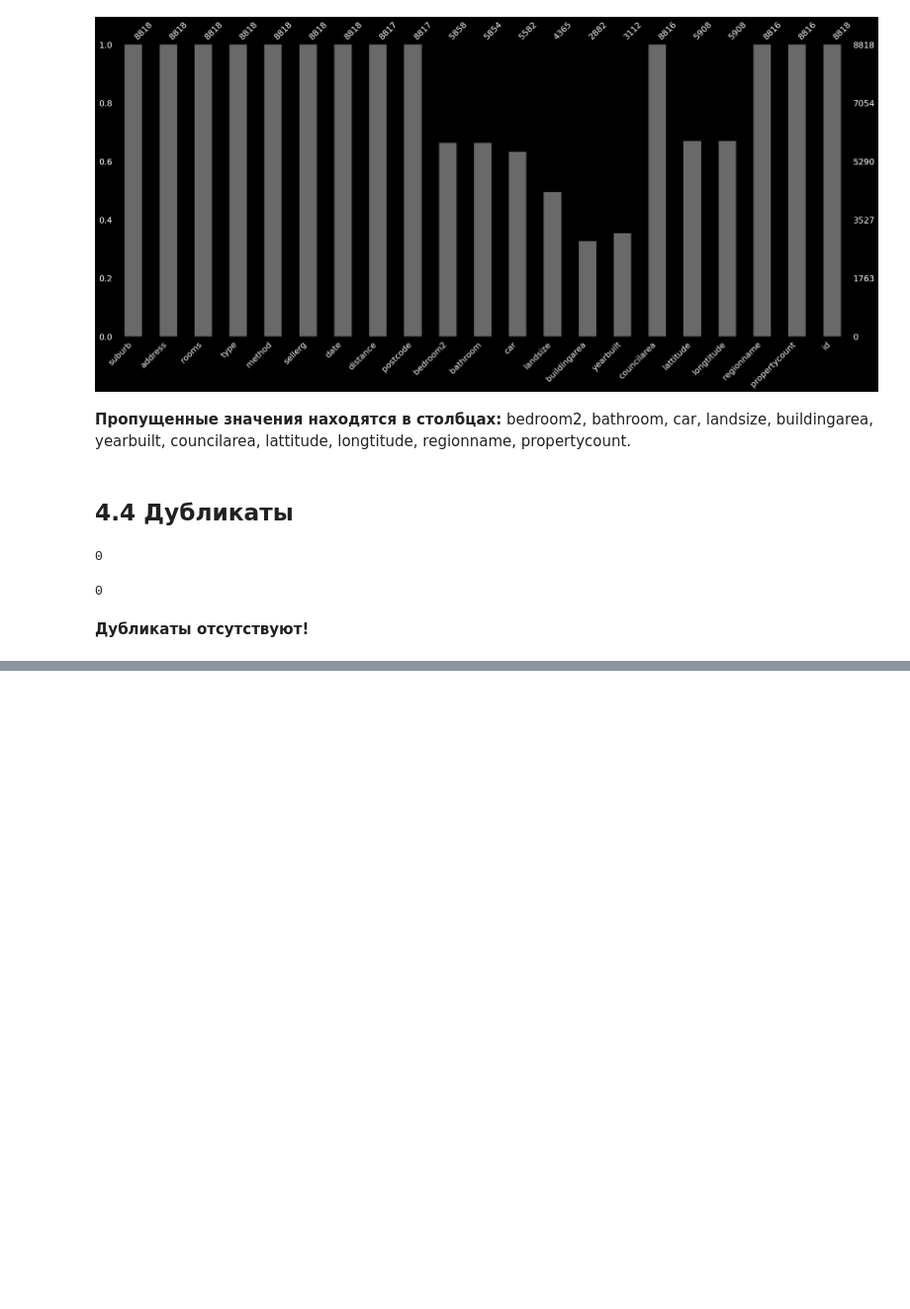
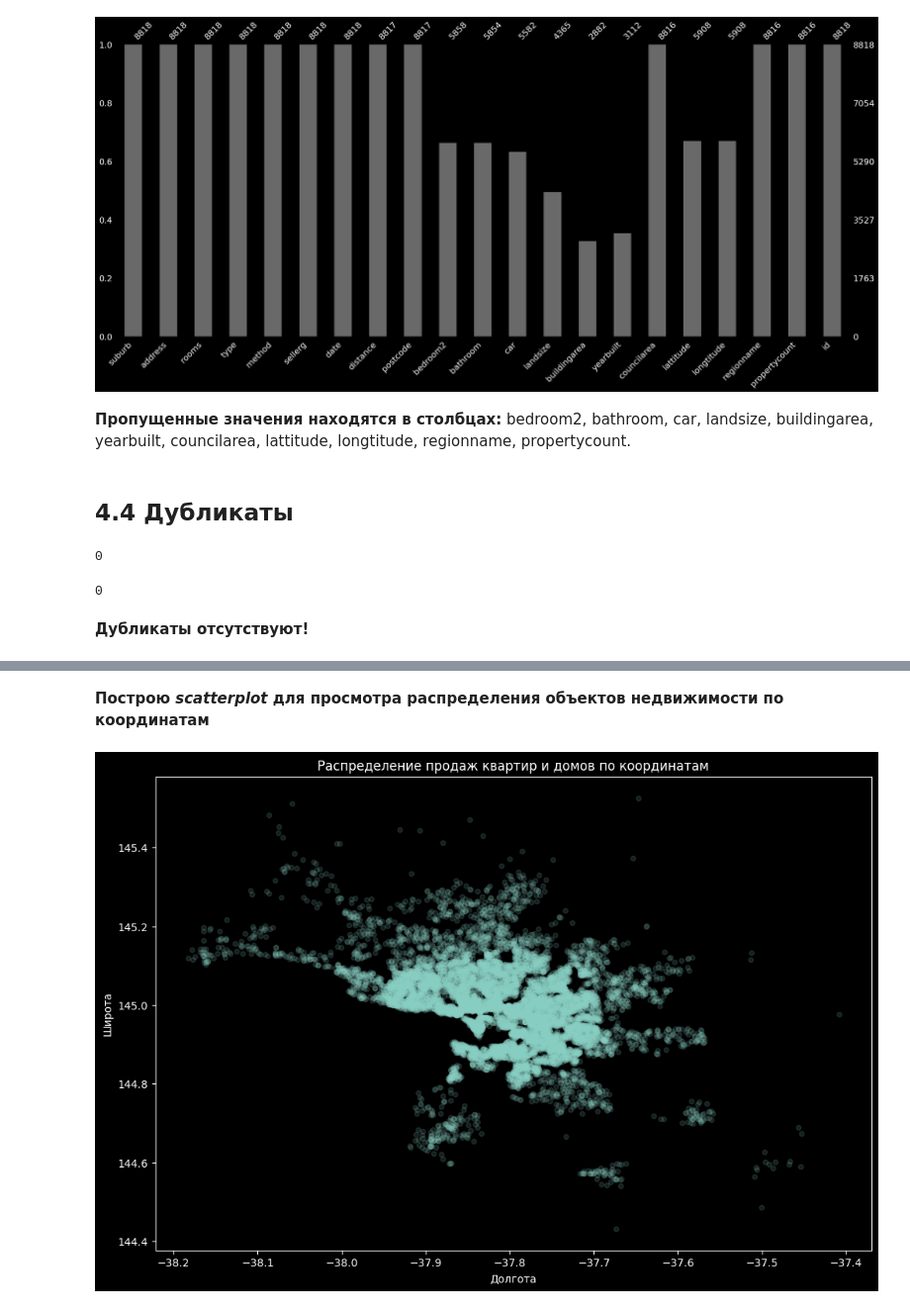
Before and after one commit to Zetis659/Data_Science_GM, a Jupyter notebook: Leopard_challenge_Regression/Leopard_challenge_Regression_3.ipynb, the cells around one changed output, grey strips where cells are left out. Shown at 99% size. Saved outputs shown, nothing was run; the diff lists cells and outputs as text; code cells hidden in the pictures; blank space fills up the shorter version.

```diff
--- a/Leopard_challenge_Regression/Leopard_challenge_Regression_3.ipynb
+++ b/Leopard_challenge_Regression/Leopard_challenge_Regression_3.ipynb
@@ -227,0 +294,10 @@ df_test.duplicated().sum()
+# %% [markdown]
+**Построю *scatterplot* для просмотра распределения объектов недвижимости по координатам**
+# %%
+df.plot(kind='scatter', x='lattitude', y='longtitude', alpha=0.15, figsize=(12,8))
+plt.title('Распределение продаж квартир и домов по координатам')
+plt.xlabel("Долгота")
+plt.ylabel("Широта")
+plt.show()
+# %% [output]
+[figure, added]
```
Also changed, not shown: parts of 146 cells of this notebook.
